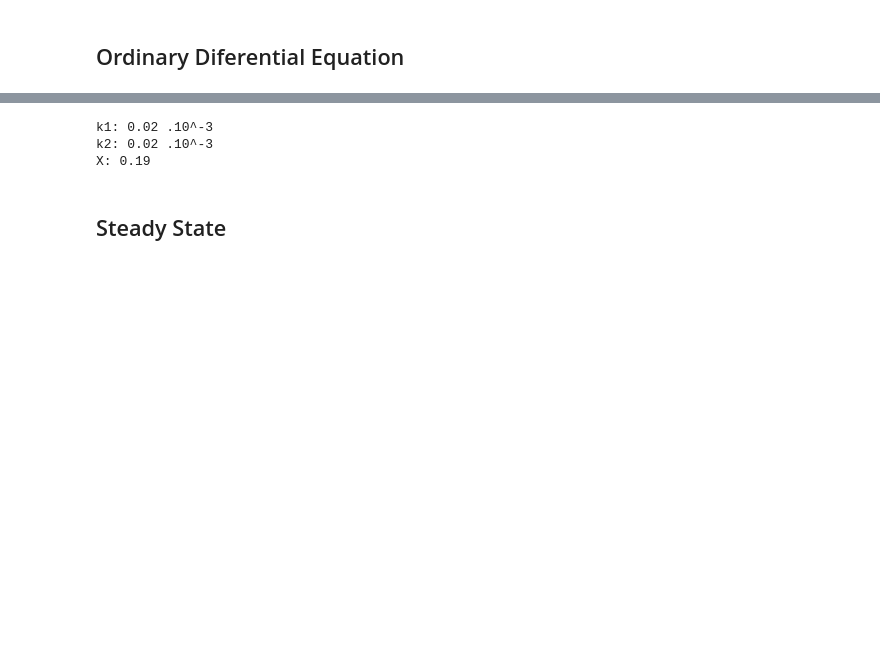
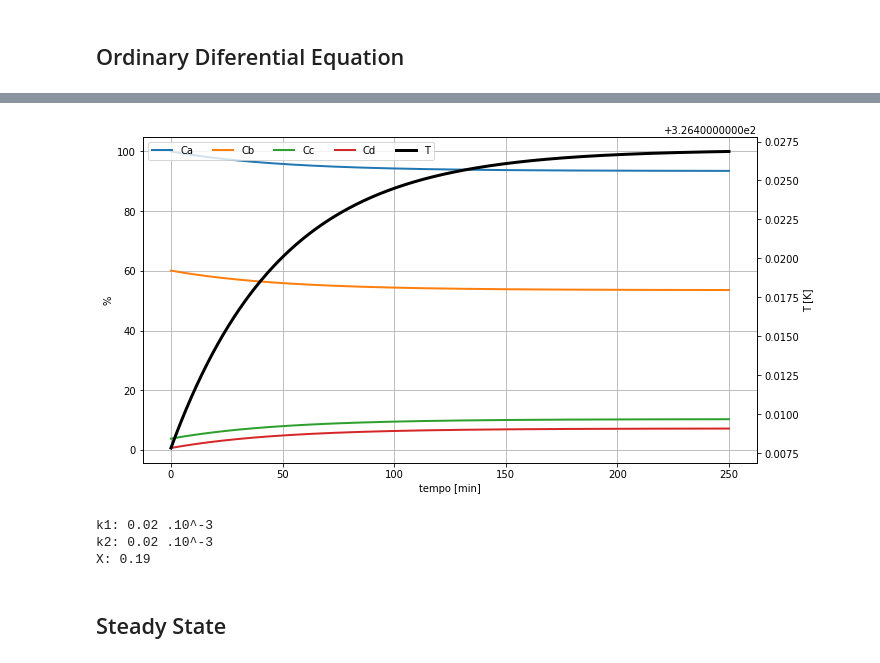
Before and after one commit to guiisc/tcc_feq_guilherme_silva_costa, a Jupyter notebook: data/generate_CSTRdata.ipynb, the cells around one changed output, grey strips where cells are left out. Saved outputs shown, nothing was run; the diff lists cells and outputs as text; code cells hidden in the pictures; blank space fills up the shorter version.

```diff
--- a/data/generate_CSTRdata.ipynb
+++ b/data/generate_CSTRdata.ipynb
@@ -8,12 +8,12 @@ import numpy as np
 import matplotlib.pyplot as plt
 R = 8.314 # J/K. mol
 # %%
-n = 1000
-Ca = m.generate_values(1, 10, n)
-Cb = m.generate_values(1, 10, n)
+n = 100
+Ca = m.generate_values(1, 3, n)
+Cb = m.generate_values(1, 1.4, n)
 Cc = m.generate_values(0, .1, n)
 Cd = m.generate_values(0, .1, n)
-T = m.generate_values(50+273, 200+273, n)
+T = m.generate_values(50+273, 70+273, n)
 Q = m.generate_values(.1, .15, n)
 
 data = pd.DataFrame()
@@ -22,14 +22,19 @@ data['Cbe'] = Cb
 data['Cce'] = Cc
 data['Cde'] = Cd
 data['T'] = T
-data['Q'] = Q
 C = ['Cae', 'Cbe', 'Cce', 'Cde']
 # %%
 Ea1 = 53e3 # J/mol
 k01 = 5e3 # L/mol.s
+
 Ea2 = Ea1/1.3 # J/mol
 k02 = 5e1 # L/mol.s
+
 V = 500 # L
+dHr = 100e3 # J/mol
+rho = 1.1e3 # g/L
+Cp = 700 # J/g.K
+
 # C: mol/L
 # Q: L/s
 
@@ -38,6 +43,11 @@ data['Ea1'] = Ea1
 data['k01'] = k01
 data['Ea2'] = Ea2
 data['k02'] = k02
-data['V'] = V
+
+data['dHr'] = dHr
+data['rho'] = rho
+data['Cp'] = Cp
+
+data['t_espacial'] = V/Q
 # %% [markdown]
 ## Ordinary Diferential Equation
@@ -55,3 +59,9 @@ data.loc[[ro]]
+# %%
+row = 6
+ode_solved = m.ode_solve(data, n=100*n, t=15000, row=row, isothermal=False)
+m.ode_plot(ode_solved)
+# %% [output]
+[figure, new version]
 # %%
 print(f"k1: {m.cte_taxa(data.loc[ro, 'T'], data.loc[ro, 'k01'], data.loc[ro, 'Ea1'])*1e3:.2f} .10^-3")
 print(f"k2: {m.cte_taxa(data.loc[ro, 'T'], data.loc[ro, 'k02'], data.loc[ro, 'Ea2'])*1e3:.2f} .10^-3")
```
Also changed, not shown: parts of 3 cells of this notebook, 12 other files.
